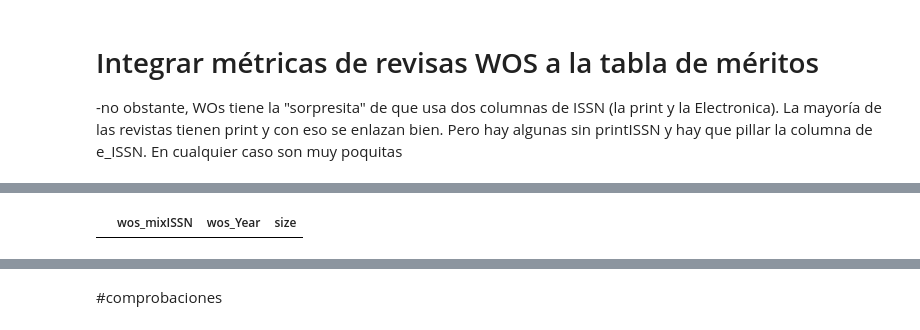
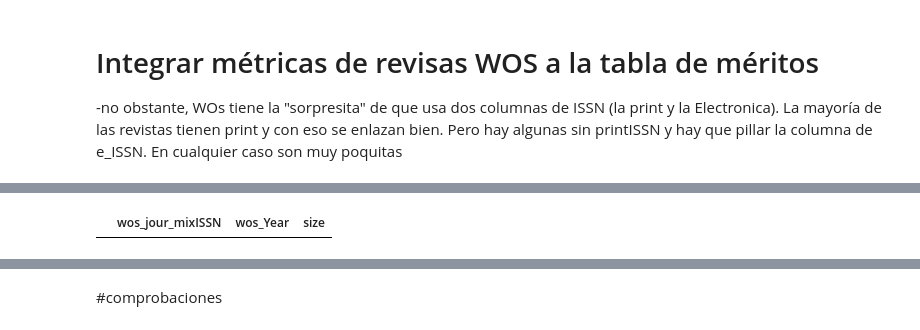
Before and after one commit to jamg-upv/Impacto-citas-articulo, a Jupyter notebook: impactoencitas_v1.ipynb, the cells around one changed output, grey strips where cells are left out. Drawn from its saved outputs; the diff is of its cells as text; code cells hidden in the pictures.

```diff
--- a/impactoencitas_v1.ipynb
+++ b/impactoencitas_v1.ipynb
@@ -1240,7 +1252,7 @@ JournalMetricsWos[['wos_JIF_Rank','wos_JCI_Rank','wos_Rankout','wos_JCIpercentil
 #  Comprobar cuantos duplicados de misma revista y año (en distintas categorias) y convertir en no duplicados
 # as index false es vital para que no cree una serie sino un dataframe donde pueda apuntar a las variables https://realpython.com/pandas-groupby/
 
-ContarSourceId=df.groupby(['wos_Year','wos_mixISSN'], as_index=False).size()
+ContarSourceId=df.groupby(['wos_Year','wos_jour_mixISSN'], as_index=False).size()
 ContarSourceId
 # plt.hist(ContarSourceId ["size"], bins=[1,2,3,4,5,6])
 
@@ -1248,18 +1260,18 @@ plt.hist(ContarSourceId ["size"], bins=[1,2,3,4,5,6])
 # plt.hist(ContarSourceId2 ["size"], bins=6)
 
 
-# filtrar incluyendo repetición de 'wos_Year','wos_mixISSN'
+# filtrar incluyendo repetición de 'wos_Year','wos_jour_mixISSN'
 
-# en lugar de mostrar solo las filas cuyo count sea mayor que 1 y  buscar las filas con el wos_mixISSN	 >1  y borrar las filas de menos Percentile
+# en lugar de mostrar solo las filas cuyo count sea mayor que 1 y  buscar las filas con el wos_jour_mixISSN	 >1  y borrar las filas de menos Percentile
 # aprovecho la función keep="last" para  eliminar todas las filas con un valor repetido, menos la ultima
 # Establecemos keep=False para eliminar todas las filas que tengan el mismo valor de cualquier columna.
 
-#primero tengo que ordenar por wos_Year wos_mixISSN  y por Percentile ascendente
+#primero tengo que ordenar por wos_Year wos_jour_mixISSN  y por Percentile ascendente
 
-dfOrderedwos=df.sort_values(['wos_Year','wos_mixISSN','wos_JIF Percentile'], ascending=True)
-dfOrderedNoDupwos = dfOrderedwos.drop_duplicates(subset=['wos_Year','wos_mixISSN'], keep="last")
+dfOrderedwos=df.sort_values(['wos_Year','wos_jour_mixISSN','wos_JIF Percentile'], ascending=True)
+dfOrderedNoDupwos = dfOrderedwos.drop_duplicates(subset=['wos_Year','wos_jour_mixISSN'], keep="last")
 # compruebo que ahora no hay ScopusSourceID repetidos
-ContarSourceIdNoDup = dfOrderedNoDupwos.groupby(['wos_Year','wos_mixISSN'], as_index=False).size()
+ContarSourceIdNoDup = dfOrderedNoDupwos.groupby(['wos_Year','wos_jour_mixISSN'], as_index=False).size()
 plt.hist(ContarSourceIdNoDup ["size"], bins=[1,2,3,4,5,6])
 # plt.hist(ContarSourceId2 ["size"], bins=6)
 
@@ -1269,6 +1281,6 @@ plt.hist(ContarSourceIdNoDup ["size"], bins=[1,2,3,4,5,6])
 print ("DataFrame with duplicates:"), print (ContarSourceId, "\n")
 print ("DataFrame without duplicates:"), print (ContarSourceIdNoDup, "\n")
 
-dfOrderedwos.groupby(['wos_Year','wos_mixISSN'], as_index=False).mean()
+dfOrderedwos.groupby(['wos_Year','wos_jour_mixISSN'], as_index=False).mean()
 # %% [output]
 DataFrame with duplicates:
@@ -1335,7 +1347,7 @@ dfOrderedNoDupwosshort=dfOrderedNoDupwos[[ 'wos_Year',
  'wos_JIF Percentile',
  'wos_JIF Quartile',
  'wos_JCI',
- 'wos_mixISSN',
+ 'wos_jour_mixISSN',
  'wos_JIF_Rank',
  'wos_JCI_Rank',
  'wos_Rankout',
@@ -1349,38 +1361,38 @@ dfOrderedNoDupwosshort=dfOrderedNoDupwos[[ 'wos_Year',
 
 ###Mejora Pendiente en dfOrderedNoDupScopus (el final del modulo que se ejecuta una vez. Ahora esta para usar con "short" pero hay que mejorar el csv)
 ##Resulta que hay algunos datos que tienen dos ISSN para cada año (pero eso ya lo habíamos eliminado...¿por qué? creo qeu son pocos casos 11 es decir UN ISSN repetido en los 11 años)
-WOSshortUniqueIssn= dfOrderedNoDupwosshort.loc[dfOrderedNoDupwosshort.wos_mixISSN.notnull()]
-ContarWos = WOSshortUniqueIssn.groupby(['wos_mixISSN','wos_Year'], as_index=False).size()
+WOSshortUniqueIssn= dfOrderedNoDupwosshort.loc[dfOrderedNoDupwosshort.wos_jour_mixISSN.notnull()]
+ContarWos = WOSshortUniqueIssn.groupby(['wos_jour_mixISSN','wos_Year'], as_index=False).size()
 ContarWos ["size"].unique()
 pd.Index(ContarWos ["size"]).value_counts()
 #las filas problemáticas
 ContarWos.loc[ContarWos["size"]>1]
 # no hay ninguno duplicado y no necesito ejecutar el resto de código (lo convierto en comment)
 
 # www=dfOrderedNoDupwosshort
 # #busco uno a uo las filas de los ISSN problematicos
 # dfOrderedNoDupwosshort.loc[dfOrderedNoDupwosshort['wos_mixISSN']=='17455057']
 
 # #y los borro manualmente poniendo el numero del index de las filas a eliminar (no he anotado las primeras solo las ultimas)
 # www=www.drop(index=[226038])
 # www=www.drop(index=[123742, 74343, 167267])
 
 # www=www.drop(index=[9203, 143366, 96610, 119254, 142377])
 # www=www.drop(index=[153974, 177760 ])
 
 # www.loc[www['sco_PrintISSN']=='10009345']
 
 # # y ahora actualizo el dataframe que se queda como debería.
 # dfOrderedNoDupwosshort=www
 # #y compruebo
 # ScopusshortUniqueIssn= dfOrderedNoDupScopusshort.loc[dfOrderedNoDupScopusshort.sco_PrintISSN.notnull()]
 # ContarScop = ScopusshortUniqueIssn.groupby(['sco_PrintISSN','sco_CsYear'], as_index=False).size()
 # ContarScop ["size"].unique()
 # pd.Index(ContarScop ["size"]).value_counts()
 # #las filas problemáticas
 # ContarScop.loc[ContarScop["size"]==2]
 # %% [output]
-|  | wos_mixISSN | wos_Year | size |
+|  | wos_jour_mixISSN | wos_Year | size |
 # %%
 #  ENLAZAR tabla de meritos con metrica de revista wos por wos_mixISSN
 # Para el año de publicación del mérito
```
Also changed, not shown: parts of 18 cells of this notebook.
